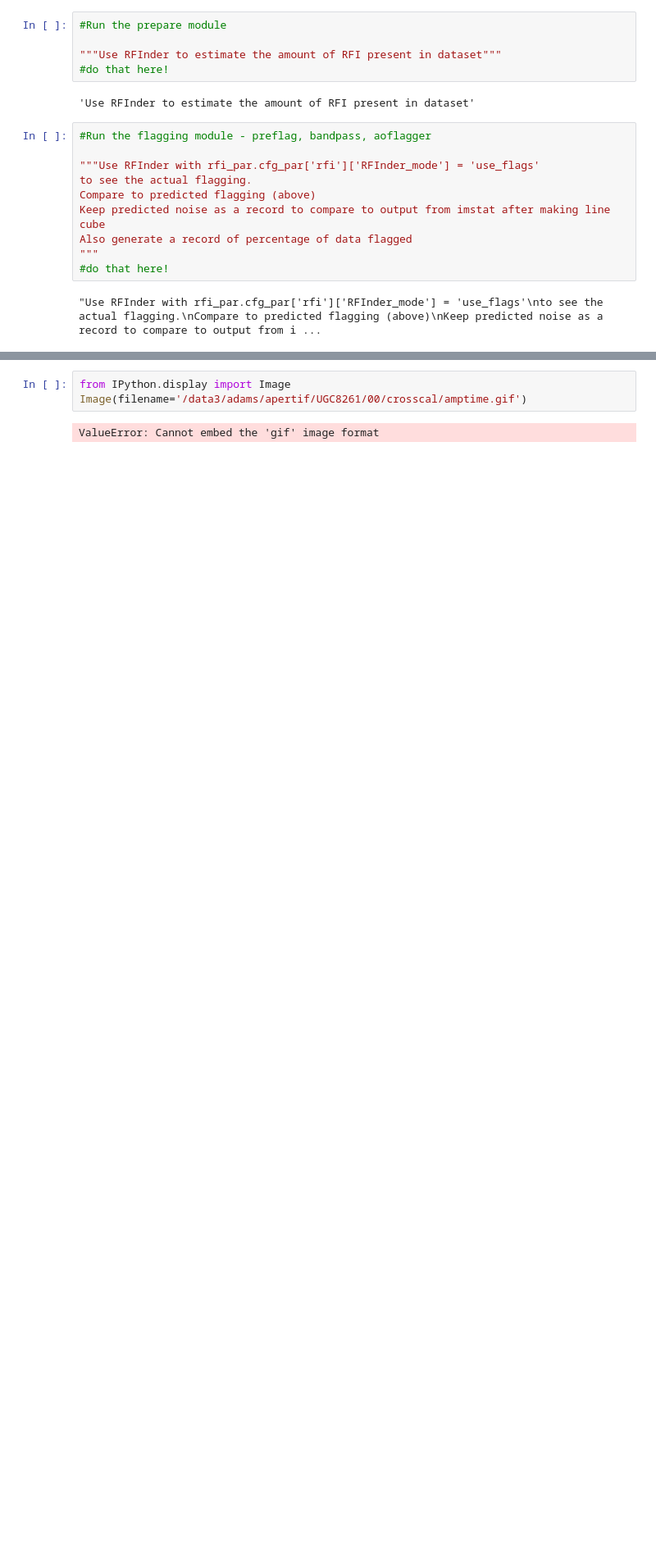
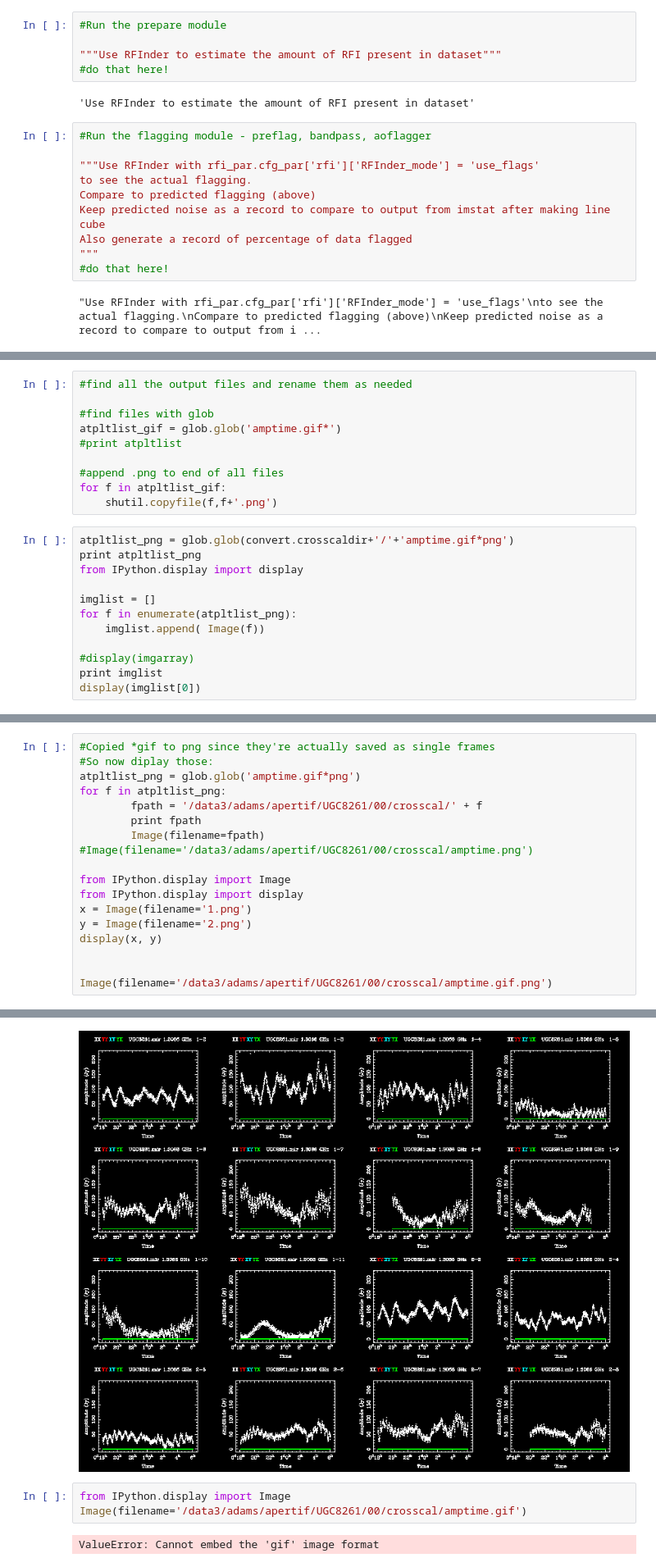
Before and after one commit to apertif/shakedown, a Jupyter notebook: Data quality assessment.ipynb, the cells around one changed output, grey strips where cells are left out. Shown at 82% size. Drawn from its saved outputs; the diff is of its cells as text; blank space fills up the shorter version.

Commit message:
image display

```diff
--- a/Data quality assessment.ipynb
+++ b/Data quality assessment.ipynb
@@ -129,0 +114,22 @@ Image(filename='/data3/adams/apertif/UGC8261/00/crosscal/amptime.png')
+# %%
+#find all the output files and rename them as needed
+
+#find files with glob
+atpltlist_gif = glob.glob('amptime.gif*')
+#print atpltlist
+
+#append .png to end of all files
+for f in atpltlist_gif:
+    shutil.copyfile(f,f+'.png')
+# %%
+atpltlist_png = glob.glob(convert.crosscaldir+'/'+'amptime.gif*png')
+print atpltlist_png
+from IPython.display import display
+
+imglist = []
+for f in enumerate(atpltlist_png):
+    imglist.append( Image(f))
+
+#display(imgarray)
+print imglist
+display(imglist[0])
@@ -129,0 +140,19 @@ Image(filename='/data3/adams/apertif/UGC8261/00/crosscal/amptime.png')
+# %%
+#Copied *gif to png since they're actually saved as single frames
+#So now diplay those:
+atpltlist_png = glob.glob('amptime.gif*png')
+for f in atpltlist_png:
+        fpath = '/data3/adams/apertif/UGC8261/00/crosscal/' + f
+        print fpath
+        Image(filename=fpath)
+#Image(filename='/data3/adams/apertif/UGC8261/00/crosscal/amptime.png')
+
+from IPython.display import Image
+from IPython.display import display
+x = Image(filename='1.png')
+y = Image(filename='2.png')
+display(x, y)
+
+
+Image(filename='/data3/adams/apertif/UGC8261/00/crosscal/amptime.gif.png')
+# %% [output]
@@ -130,3 +163,4 @@ Image(filename='/data3/adams/apertif/UGC8261/00/crosscal/amptime.png')
+[figure, added]
 # %%
 from IPython.display import Image
 Image(filename='/data3/adams/apertif/UGC8261/00/crosscal/amptime.gif')
```
Also changed, not shown: parts of 6 cells of this notebook.
